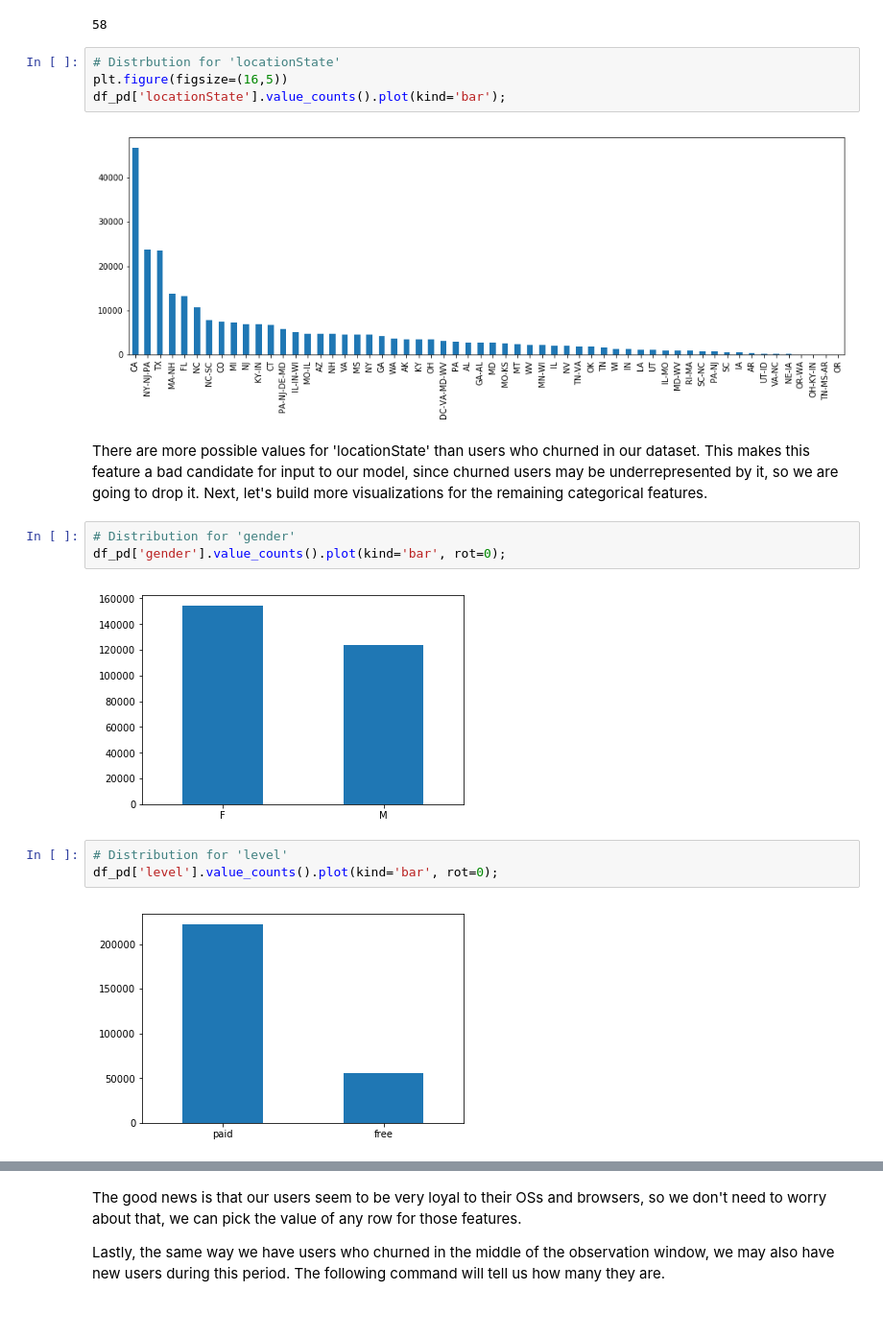
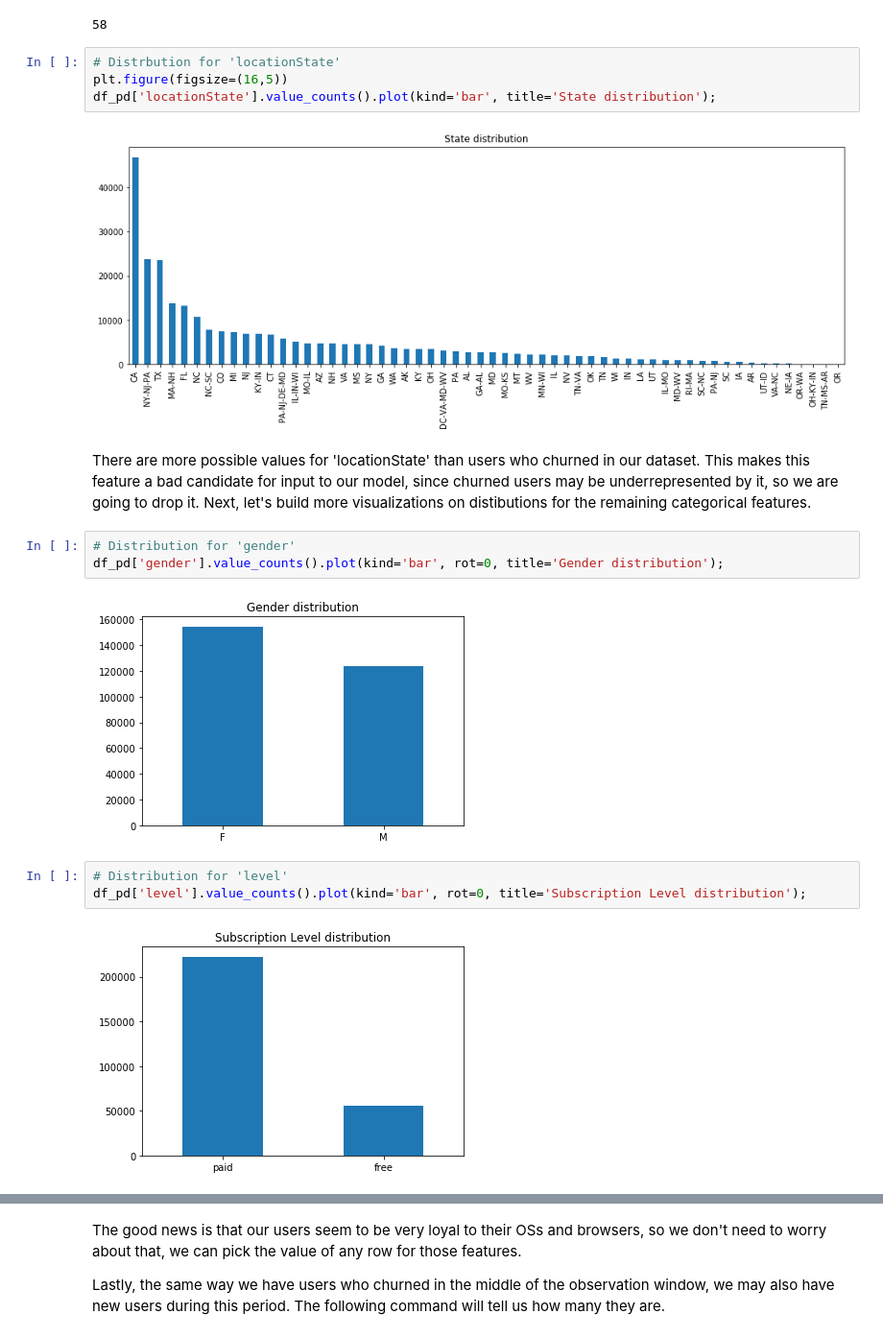
Before and after one commit to michelnagme/udacity-sparkify-churn-prediction-project, a Jupyter notebook: Sparkify.ipynb, the cells around one changed output, grey strips where cells are left out. Shown at 96% size. Saved outputs shown, nothing was run; the diff lists cells and outputs as text.

```diff
--- a/Sparkify.ipynb
+++ b/Sparkify.ipynb
@@ -390,20 +390,20 @@ len(df_pd.locationState.unique())
 # %%
 # Distrbution for 'locationState'
 plt.figure(figsize=(16,5))
-df_pd['locationState'].value_counts().plot(kind='bar');
+df_pd['locationState'].value_counts().plot(kind='bar', title='State distribution');
 # %% [output]
-[figure, old version]
+[figure, new version]
 # %% [markdown]
-There are more possible values for 'locationState' than users who churned in our dataset. This makes this feature a bad candidate for input to our model, since churned users may be underrepresented by it, so we are going to drop it. Next, let's build more visualizations for the remaining categorical features.
+There are more possible values for 'locationState' than users who churned in our dataset. This makes this feature a bad candidate for input to our model, since churned users may be underrepresented by it, so we are going to drop it. Next, let's build more visualizations on distibutions for the remaining categorical features.
 # %%
 # Distribution for 'gender'
-df_pd['gender'].value_counts().plot(kind='bar', rot=0);
+df_pd['gender'].value_counts().plot(kind='bar', rot=0, title='Gender distribution');
 # %% [output]
-[figure, old version]
+[figure, new version]
 # %%
 # Distribution for 'level'
-df_pd['level'].value_counts().plot(kind='bar', rot=0);
+df_pd['level'].value_counts().plot(kind='bar', rot=0, title='Subscription Level distribution');
 # %% [output]
-[figure, old version]
+[figure, new version]
 # %%
 # Distribution for 'os'
```
Also changed, not shown: parts of 79 cells of this notebook.
